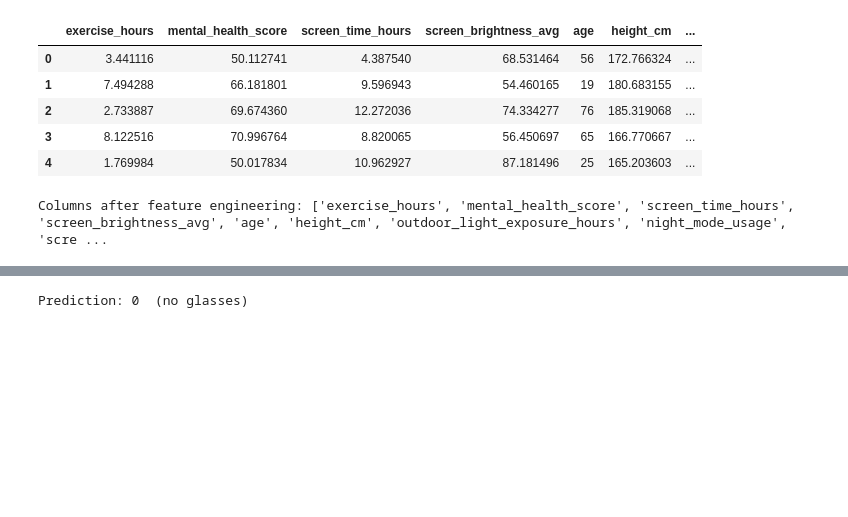
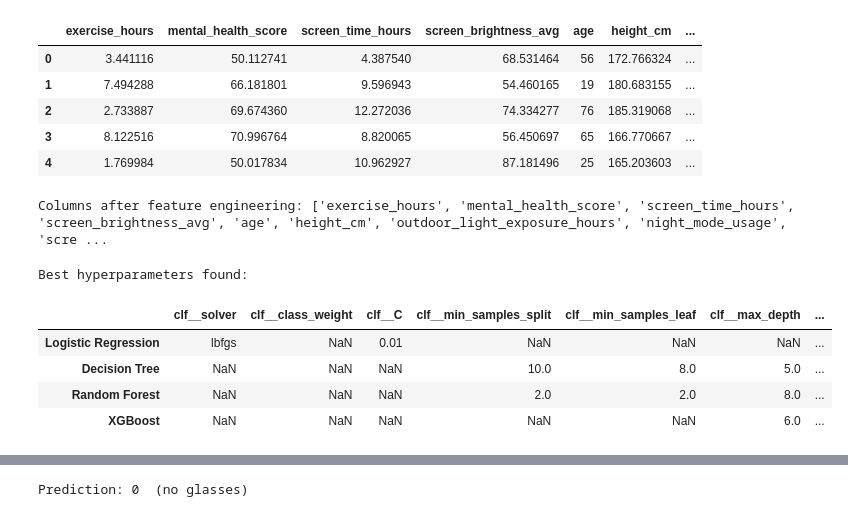
Before and after one commit to nason31/machine_learning_group_g, a Jupyter notebook: code/model_clean.ipynb, the cells around one changed output, grey strips where cells are left out. Saved outputs shown, nothing was run; the diff lists cells and outputs as text; code cells hidden in the pictures; blank space fills up the shorter version.

```diff
--- a/code/model_clean.ipynb
+++ b/code/model_clean.ipynb
@@ -155,35 +210,91 @@ def predict_for(raw_input: dict) -> int:
 
 # Class-imbalance weight for XGBoost
 n_pos = df["wear_glasses"].sum()
 n_neg = (df["wear_glasses"] == 0).sum()
 scale_pos_weight_calc = n_neg / n_pos
 
 MODEL_REGISTRY = [
     ("Logistic Regression", LogisticRegression(max_iter=1000, random_state=random_state), True),
     ("Decision Tree", DecisionTreeClassifier(max_depth=5, random_state=random_state), False),
     ("Random Forest", RandomForestClassifier(n_estimators=300, random_state=random_state, n_jobs=-1), False),
     ("XGBoost", XGBClassifier(
             n_estimators=400,
             max_depth=4,
             learning_rate=0.05,
             subsample=0.8,
             colsample_bytree=0.8,
             objective="binary:logistic",
             eval_metric="logloss",
             scale_pos_weight=scale_pos_weight_calc,
             n_jobs=-1,
             random_state=random_state,
         ), False),]
 
+TUNE_MODELS = True
+TUNING_CONFIG = {
+    "Logistic Regression": {
+        "clf__C": [0.01, 0.1, 1, 5, 10],
+        "clf__solver": ["lbfgs", "liblinear"],
+        "clf__class_weight": [None, "balanced"],
+    },
+    "Decision Tree": {
+        "clf__max_depth": [3, 5, 8, 12, None],
+        "clf__min_samples_split": [2, 5, 10, 20],
+        "clf__min_samples_leaf": [1, 2, 4, 8],
+    },
+    "Random Forest": {
+        "clf__n_estimators": [150, 250, 400, 600],
+        "clf__max_depth": [None, 8, 12, 20],
+        "clf__min_samples_split": [2, 5, 10],
+        "clf__min_samples_leaf": [1, 2, 4],
+    },
+    "XGBoost": {
+        "clf__n_estimators": [200, 300, 400, 600],
+        "clf__max_depth": [3, 4, 5, 6],
+        "clf__learning_rate": [0.01, 0.03, 0.05, 0.1],
+        "clf__subsample": [0.7, 0.8, 0.9, 1.0],
+        "clf__colsample_bytree": [0.7, 0.8, 0.9, 1.0],
+    },
+}
+
 X_train, X_test, y_train, y_test = prepare_split(df)
 
 results  = []   # metrics dicts
 trained  = {}   # name → fitted pipeline
+tuned_params = {}
+model_eval = {}
 
 for name, clf, scale in MODEL_REGISTRY:
-    metrics, pipe = run_model(name, clf, X_train, X_test, y_train, y_test, scale=scale)
+    if TUNE_MODELS and name in TUNING_CONFIG:
+        metrics, pipe, best_params, eval_bundle = run_tuned_model(
+            name,
+            clf,
+            X_train,
+            X_test,
+            y_train,
+            y_test,
+            param_distributions=TUNING_CONFIG[name],
+            n_iter=12,
+            cv_splits=3,
+            scale=scale,
+        )
+        tuned_params[name] = best_params
+    else:
+        metrics, pipe, eval_bundle = run_model(name, clf, X_train, X_test, y_train, y_test, scale=scale)
     results.append(metrics)
-    trained[name] = pipe
+    trained[metrics["Model"]] = pipe
+    model_eval[metrics["Model"]] = eval_bundle
+
+if tuned_params:
+    print("Best hyperparameters found:")
+    display(pd.DataFrame.from_dict(tuned_params, orient="index"))
+# %% [output]
+Best hyperparameters found:
+|  | clf__solver | clf__class_weight | clf__C | clf__min_samples_split | clf__min_samples_leaf | clf__max_depth | ... |
+| Logistic Regression | lbfgs | NaN | 0.01 | NaN | NaN | NaN | ... |
+| Decision Tree | NaN | NaN | NaN | 10.0 | 8.0 | 5.0 | ... |
+| Random Forest | NaN | NaN | NaN | 2.0 | 2.0 | 8.0 | ... |
+| XGBoost | NaN | NaN | NaN | NaN | NaN | 6.0 | ... |
 # %%
 # Model Comparison
 comparison_df = (
```
Also changed, not shown: parts of 7 cells of this notebook, 1 other file.
